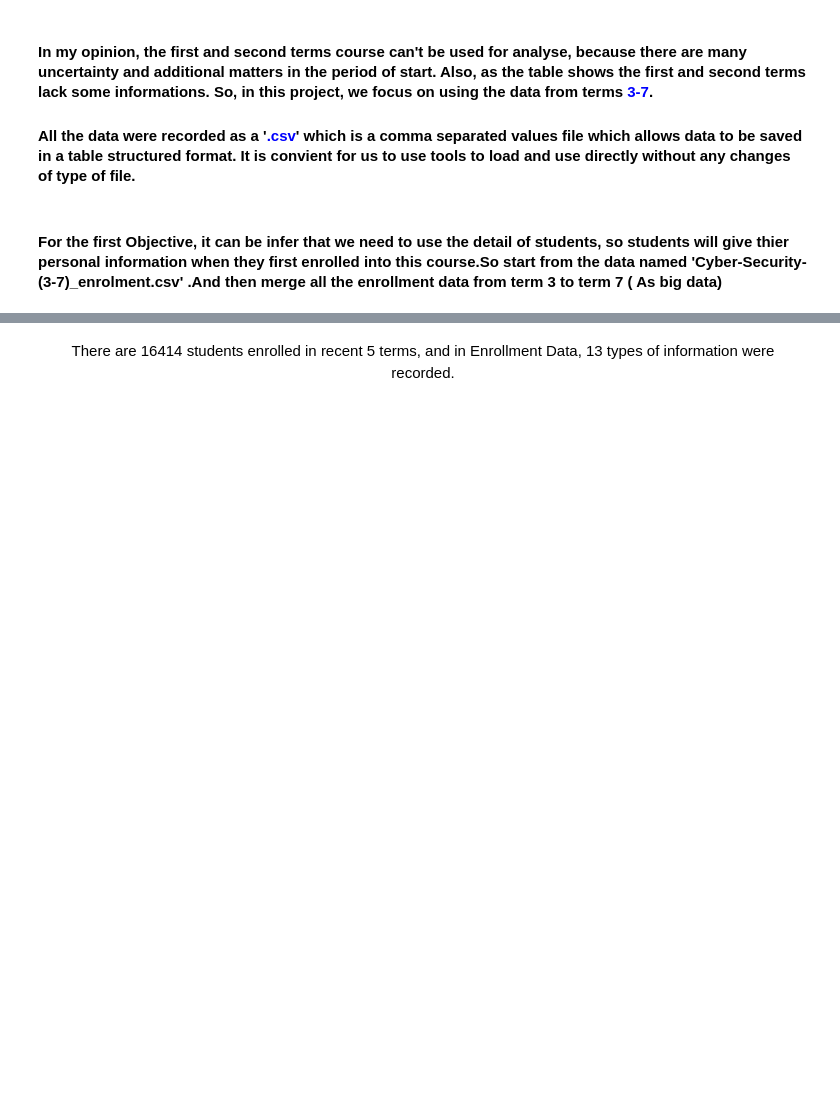
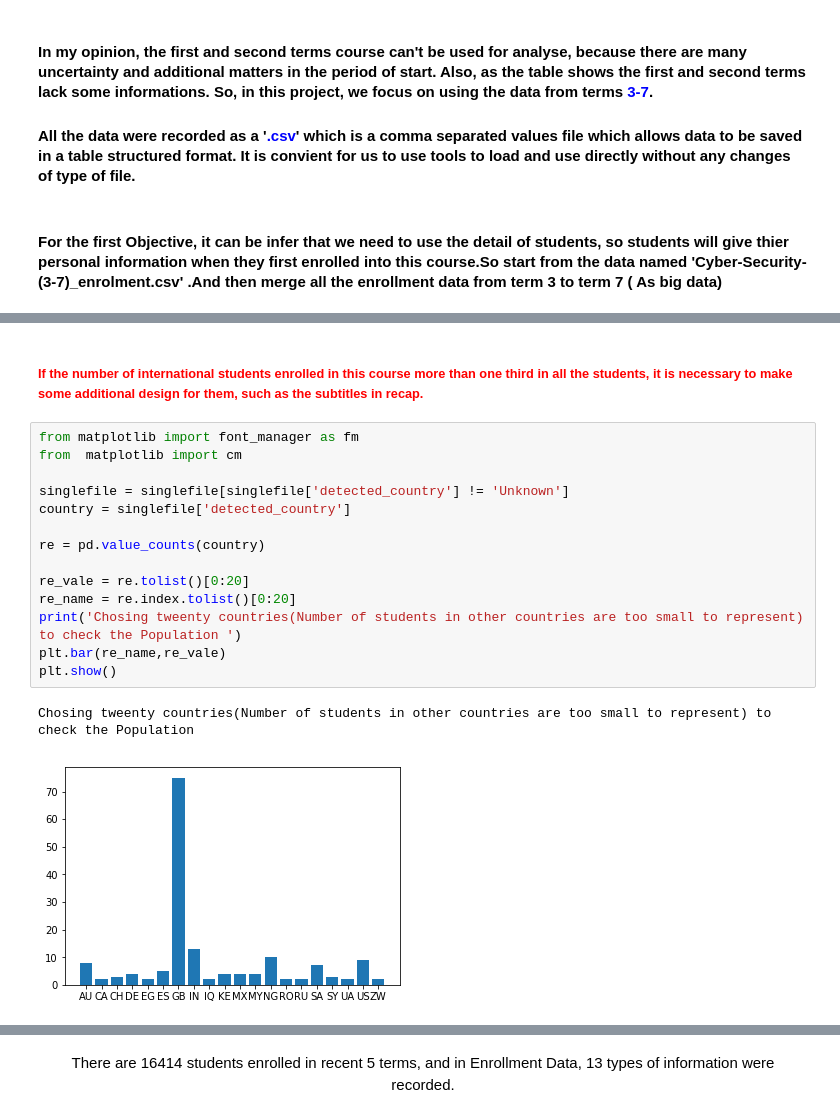
Before and after one commit to haoranD/CRISP-DM-PYTHON, a Jupyter notebook: notebooks/CRISP-DM.ipynb, the cells around one changed output, grey strips where cells are left out. Saved outputs shown, nothing was run; the diff lists cells and outputs as text; blank space fills up the shorter version.

```diff
--- a/notebooks/CRISP-DM.ipynb
+++ b/notebooks/CRISP-DM.ipynb
@@ -110,0 +189,19 @@ mergedData.head()
+# %% [markdown]
+######  <font color=#FF0000>If the number of  international  students  enrolled in this course more than one third in all the students, it is necessary to make some additional design for them, such as the subtitles in recap.</font>
+# %%
+from matplotlib import font_manager as fm
+from  matplotlib import cm
+
+singlefile = singlefile[singlefile['detected_country'] != 'Unknown']
+country = singlefile['detected_country']
+
+re = pd.value_counts(country)
+
+re_vale = re.tolist()[0:20]
+re_name = re.index.tolist()[0:20]
+print('Chosing tweenty countries(Number of students in other countries are too small to represent) to check the Population ')
+plt.bar(re_name,re_vale)
+plt.show()
+# %% [output]
+Chosing tweenty countries(Number of students in other countries are too small to represent) to check the Population
+[figure, added]
```
Also changed, not shown: parts of 35 cells of this notebook, 2 other files.
